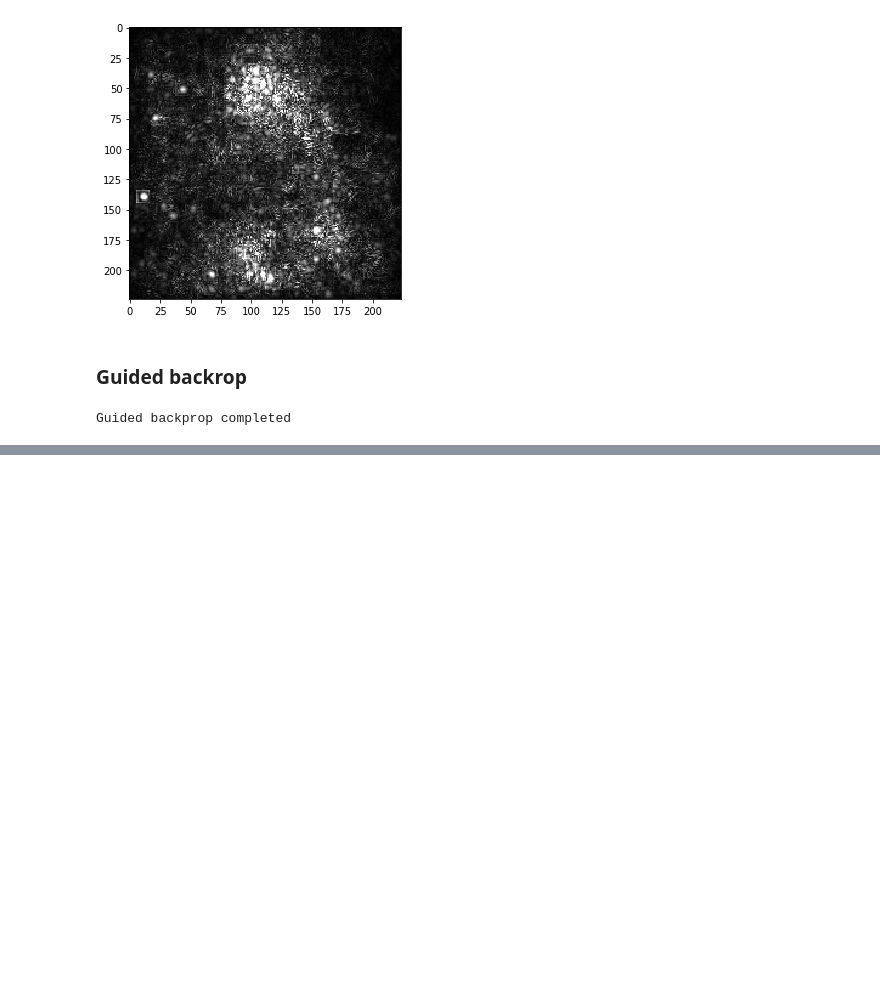
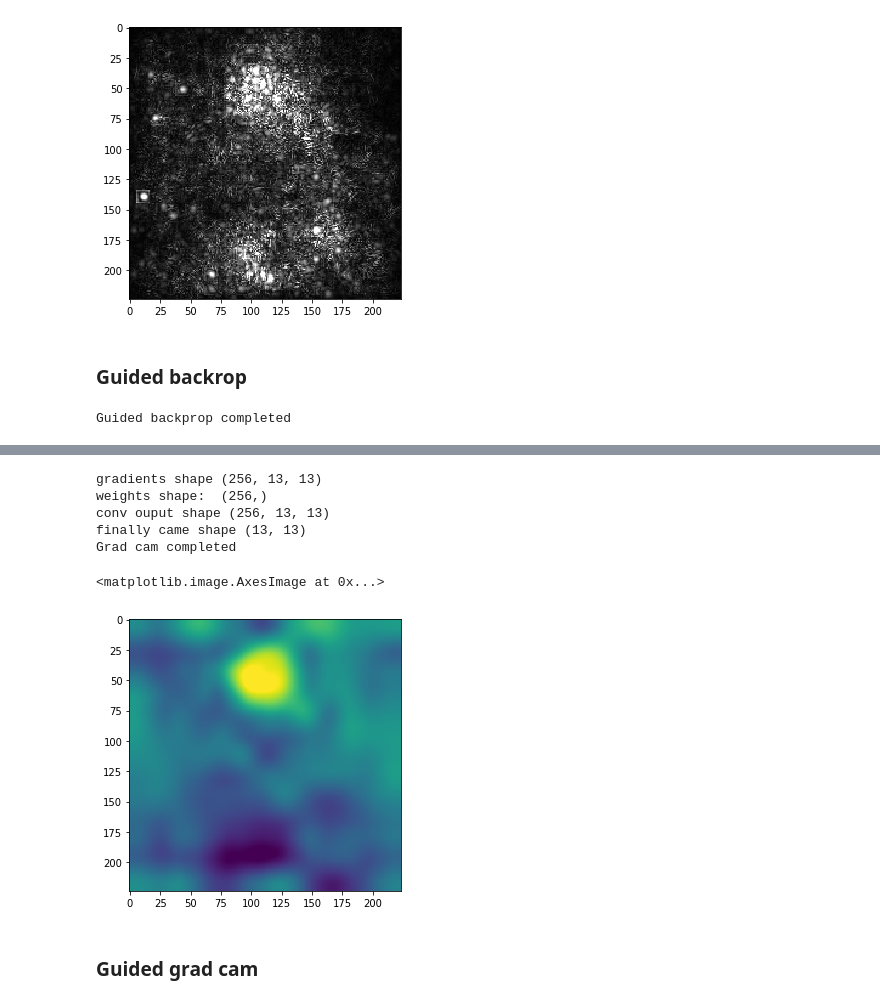
Before and after one commit to SharadGitHub/VGG, a Jupyter notebook: CNN_Visualizations.ipynb, the cells around one changed output, grey strips where cells are left out. Cells and saved outputs as stored; diff of their text form; code cells hidden in the pictures; blank space fills up the shorter version.

```diff
--- a/CNN_Visualizations.ipynb
+++ b/CNN_Visualizations.ipynb
@@ -181,0 +276,26 @@ plt.imshow(neg_sal.transpose(1,2,0), cmap = "gray")
+# %%
+# Get params
+target_example = 1  # Snake
+(original_image, prep_img, target_class, file_name_to_export, pretrained_model) =\
+    get_example_params(target_example)
+# Grad cam
+grad_cam = GradCam(pretrained_model, target_layer=11)
+# Generate cam mask
+cam = grad_cam.generate_cam(prep_img, target_class)
+# Save mask
+save_class_activation_images(original_image, cam, file_name_to_export)
+print('Grad cam completed')
+# %% [output]
+gradients shape (256, 13, 13)
+weights shape:  (256,)
+conv ouput shape (256, 13, 13)
+finally came shape (13, 13)
+Grad cam completed
+# %%
+fig = plt.figure()
+plt.imshow(cam)
+# %% [output]
+<matplotlib.image.AxesImage at 0x...>
+[figure, added]
+# %% [markdown]
+### Guided grad cam
```
Also changed, not shown: parts of 12 cells of this notebook.
